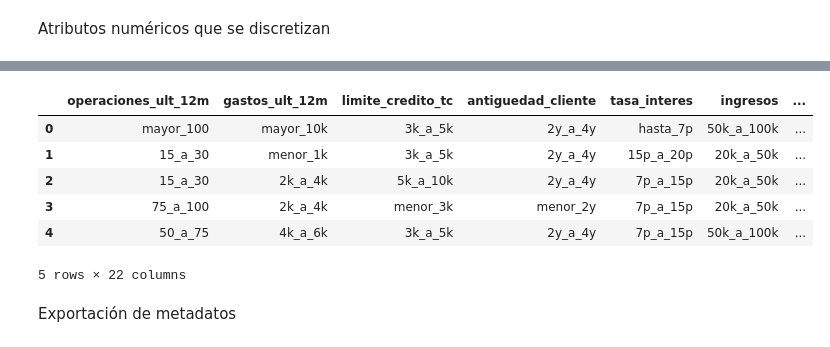
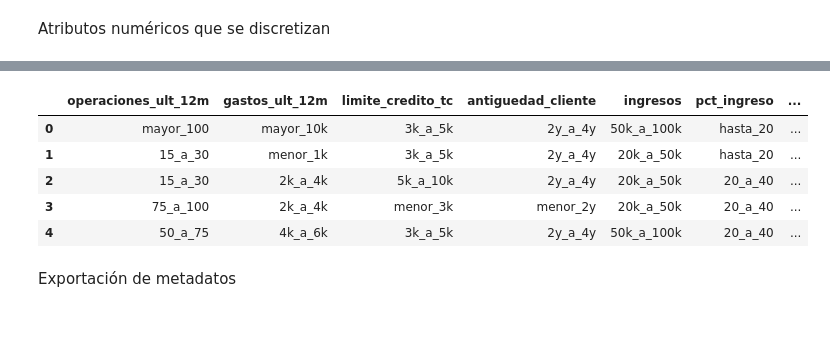
Before and after one commit to ACIsotopes/13MBID-ABR23, a Jupyter notebook: notebooks/02-Preparacion-Datos/PD01.1-Transformaciones.ipynb, the cells around one changed output, grey strips where cells are left out. Saved outputs shown, nothing was run; the diff lists cells and outputs as text; code cells hidden in the pictures.

```diff
--- a/notebooks/02-Preparacion-Datos/PD01.1-Transformaciones.ipynb
+++ b/notebooks/02-Preparacion-Datos/PD01.1-Transformaciones.ipynb
@@ -122,0 +161,9 @@ Filas después del filtro: 10108
+# %%
+# Se filtran las filas con algún error detectado
+print(f"Filas antes del filtro: {df_tarjetas.shape[0]}")
+
+temp_t = df_tarjetas[df_tarjetas['limite_credito_tc'] != 34516]
+
+print(f"Filas después del filtro: {temp_t.shape[0]}")
+
+print(f"Filas filtradas: {df_tarjetas.shape[0] - temp_t.shape[0]}")
@@ -123,7 +174,7 @@ Filas después del filtro: 10108
 # %% [markdown]
 Integración de datos
 # %%
-df_integrado = pd.merge(temp_c, df_tarjetas, on='id_cliente', how='inner')
+df_integrado = pd.merge(temp_cc, temp_t, on='id_cliente', how='inner')
 coincidencias = df_integrado.shape[0]
 
 print(f"Filas del dataset integrado con los filtros realizados: {coincidencias}")
@@ -172,0 +292,10 @@ Atributos numéricos que se discretizan
+# %%
+# pct_ingreso
+
+etiquetas_p_i = ['hasta_20', '20_a_40', '40_a_60', 'mayor_60']
+rangos_p_i = [0, 0.19, 0.39, 0.59, 0.99]
+pct_ingreso_N = pd.cut(df_integrado['pct_ingreso'],
+                                bins=rangos_p_i,
+                                labels=etiquetas_p_i)
+
+pct_ingreso_N.value_counts()
@@ -172,0 +349,10 @@ Atributos numéricos que se discretizan
+# %%
+# gastos_ult_12m
+
+etiquetas_g_u12 = ['menor_1k', '1k_a_4k', '4k_a_6k', '6k_a_8k', '8k_a_10k', 'mayor_10k']
+rangos_g_u12 = [0, 999, 3999, 5999, 7999, 9999, 100000]
+gastos_ult_12m_N = pd.cut(df_integrado['gastos_ult_12m'],
+                                bins=rangos_g_u12,
+                                labels=etiquetas_g_u12)
+
+gastos_ult_12m_N.value_counts()
@@ -297,30 +439,28 @@ Index(['estado_civil_N', 'estado_credito_N', 'id_cliente', 'edad',
 # %%
 col_eliminar_final = [
               'edad',
-              'antiguedad_empleado',
+              'regla_2',
               'antiguedad_cliente',
               'ingresos',
               'pct_ingreso',
-              'tasa_interes',
               'regla_pct_ingresos',
               'gastos_ult_12m',
               'limite_credito_tc',
               'operaciones_ult_12m',
               'id_cliente']
 
 df_integrado.drop(col_eliminar_final, inplace=True, axis=1)
 
 
-df_final = pd.concat([operaciones_ult_12m_N, gastos_ult_12m_N, limite_credito_tc_N, antiguedad_cliente_N, tasa_interes_N, ingresos_N, pct_ingreso_N, antiguedad_empleados_N, edad_N, df_integrado], axis=1)
+df_final = pd.concat([operaciones_ult_12m_N, gastos_ult_12m_N, limite_credito_tc_N, antiguedad_cliente_N, ingresos_N, pct_ingreso_N, edad_N, df_integrado], axis=1)
 df_final.head(5)
 # %% [output]
-|  | operaciones_ult_12m | gastos_ult_12m | limite_credito_tc | antiguedad_cliente | tasa_interes | ingresos | ... |
-| 0 | mayor_100 | mayor_10k | 3k_a_5k | 2y_a_4y | hasta_7p | 50k_a_100k | ... |
-| 1 | 15_a_30 | menor_1k | 3k_a_5k | 2y_a_4y | 15p_a_20p | 20k_a_50k | ... |
-| 2 | 15_a_30 | 2k_a_4k | 5k_a_10k | 2y_a_4y | 7p_a_15p | 20k_a_50k | ... |
-| 3 | 75_a_100 | 2k_a_4k | menor_3k | menor_2y | 7p_a_15p | 20k_a_50k | ... |
-| 4 | 50_a_75 | 4k_a_6k | 3k_a_5k | 2y_a_4y | 7p_a_15p | 50k_a_100k | ... |
+|  | operaciones_ult_12m | gastos_ult_12m | limite_credito_tc | antiguedad_cliente | ingresos | pct_ingreso | ... |
+| 0 | mayor_100 | mayor_10k | 3k_a_5k | 2y_a_4y | 50k_a_100k | hasta_20 | ... |
+| 1 | 15_a_30 | menor_1k | 3k_a_5k | 2y_a_4y | 20k_a_50k | hasta_20 | ... |
+| 2 | 15_a_30 | 2k_a_4k | 5k_a_10k | 2y_a_4y | 20k_a_50k | 20_a_40 | ... |
+| 3 | 75_a_100 | 2k_a_4k | menor_3k | menor_2y | 20k_a_50k | 20_a_40 | ... |
+| 4 | 50_a_75 | 4k_a_6k | 3k_a_5k | 2y_a_4y | 50k_a_100k | 20_a_40 | ... |
-5 rows × 22 columns
 # %%
 col_eliminar_final_N = [
               'estado_credito',
```
Also changed, not shown: parts of 32 cells of this notebook, 1 other file.
